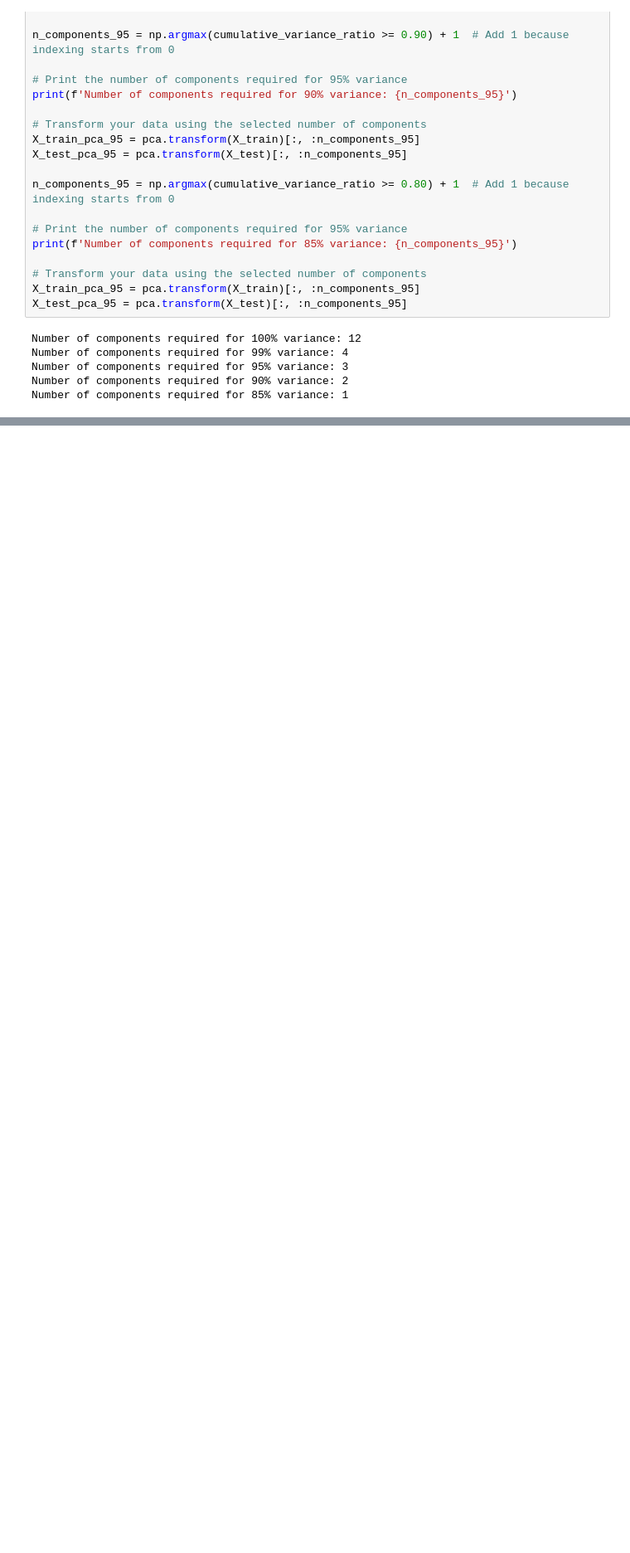
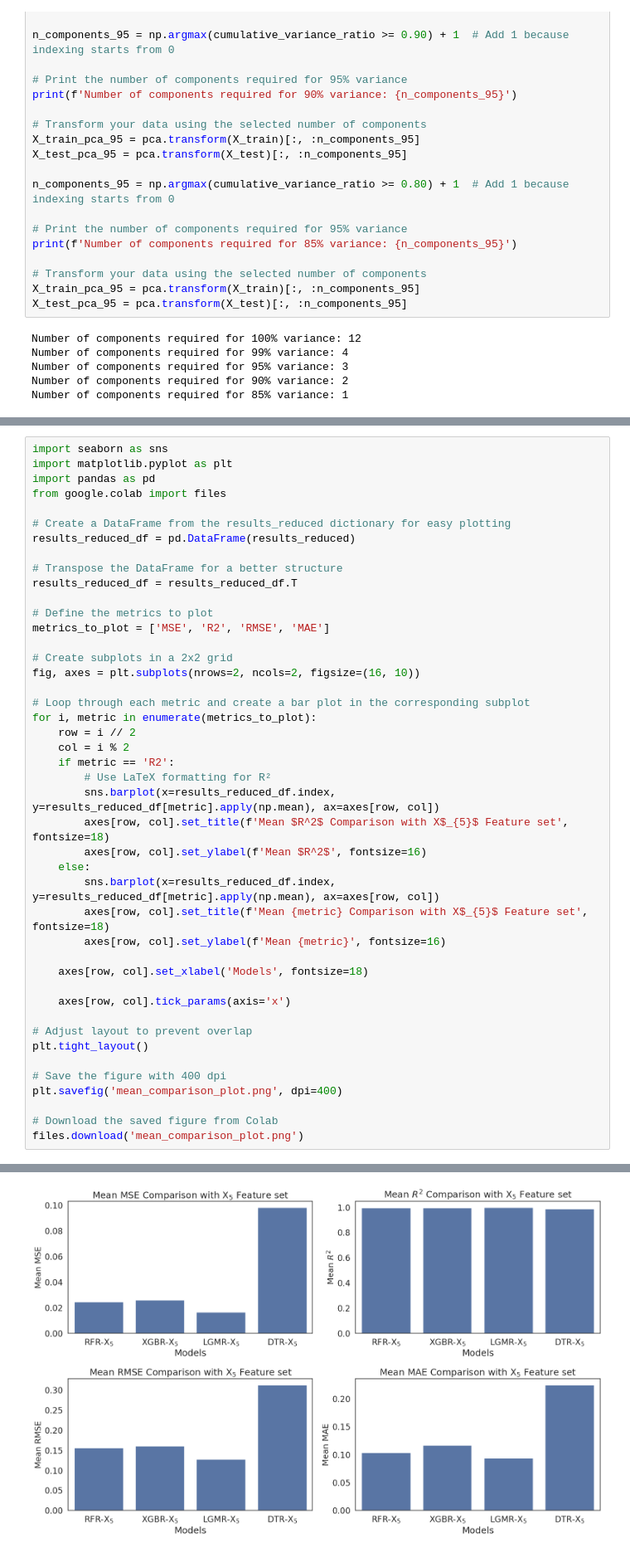
Before and after one commit to rabnawaz172/ET, a Jupyter notebook: ET_taif.ipynb, the cells around one changed output, grey strips where cells are left out. Shown at 83% size. Drawn from its saved outputs; the diff is of its cells as text; blank space fills up the shorter version.

```diff
--- a/ET_taif.ipynb
+++ b/ET_taif.ipynb
@@ -854,0 +867,45 @@ Mean MAE (LGBMR - Subset Features): 0.117
+# %%
+import seaborn as sns
+import matplotlib.pyplot as plt
+import pandas as pd
+from google.colab import files
+
+# Create a DataFrame from the results_reduced dictionary for easy plotting
+results_reduced_df = pd.DataFrame(results_reduced)
+
+# Transpose the DataFrame for a better structure
+results_reduced_df = results_reduced_df.T
+
+# Define the metrics to plot
+metrics_to_plot = ['MSE', 'R2', 'RMSE', 'MAE']
+
+# Create subplots in a 2x2 grid
+fig, axes = plt.subplots(nrows=2, ncols=2, figsize=(16, 10))
+
+# Loop through each metric and create a bar plot in the corresponding subplot
+for i, metric in enumerate(metrics_to_plot):
+    row = i // 2
+    col = i % 2
+    if metric == 'R2':
+        # Use LaTeX formatting for R²
+        sns.barplot(x=results_reduced_df.index, y=results_reduced_df[metric].apply(np.mean), ax=axes[row, col])
+        axes[row, col].set_title(f'Mean $R^2$ Comparison with X$_{5}$ Feature set', fontsize=18)
+        axes[row, col].set_ylabel(f'Mean $R^2$', fontsize=16)
+    else:
+        sns.barplot(x=results_reduced_df.index, y=results_reduced_df[metric].apply(np.mean), ax=axes[row, col])
+        axes[row, col].set_title(f'Mean {metric} Comparison with X$_{5}$ Feature set', fontsize=18)
+        axes[row, col].set_ylabel(f'Mean {metric}', fontsize=16)
+
+    axes[row, col].set_xlabel('Models', fontsize=18)
+
+    axes[row, col].tick_params(axis='x')
+
+# Adjust layout to prevent overlap
+plt.tight_layout()
+
+# Save the figure with 400 dpi
+plt.savefig('mean_comparison_plot.png', dpi=400)
+
+# Download the saved figure from Colab
+files.download('mean_comparison_plot.png')
+# %% [output]
@@ -854,0 +914 @@ Mean MAE (LGBMR - Subset Features): 0.117
+[figure, added]
```
Also changed, not shown: parts of 18 cells of this notebook.
